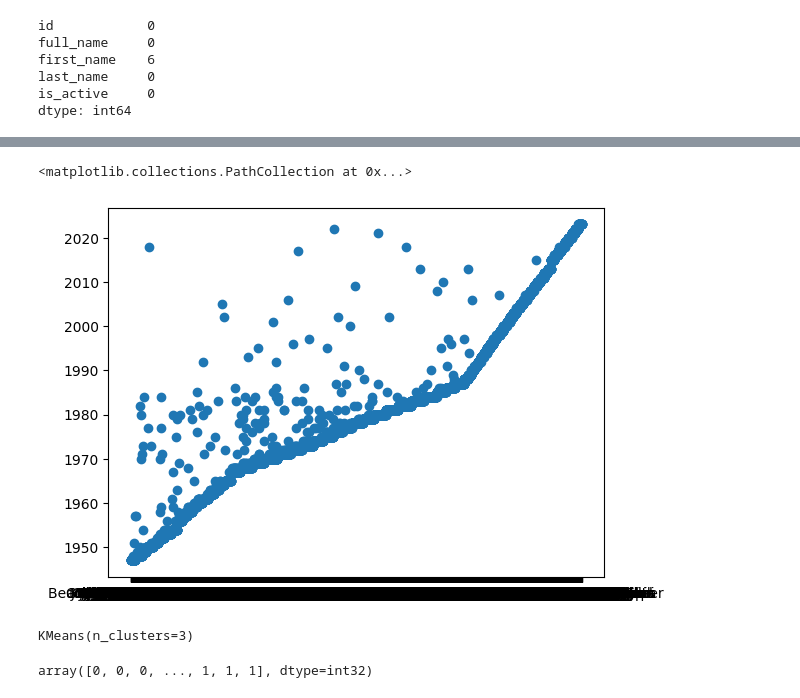
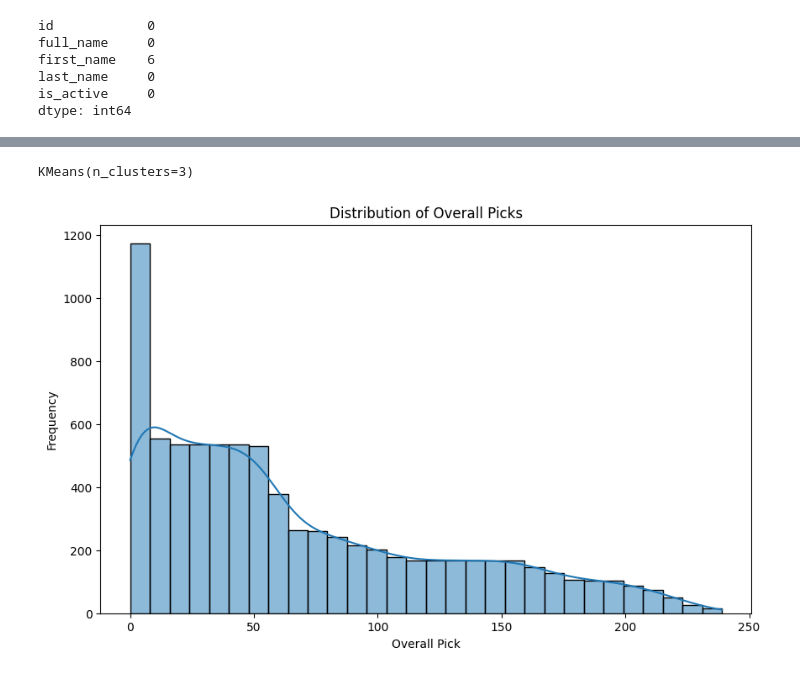
Before and after one commit to mawrukh/Python_ML, a Jupyter notebook: NBA_Games/nba-visualization.ipynb, the cells around one changed output, grey strips where cells are left out. Cells and saved outputs as stored; diff of their text form; code cells hidden in the pictures.

```diff
--- a/NBA_Games/nba-visualization.ipynb
+++ b/NBA_Games/nba-visualization.ipynb
@@ -271,6 +231,3 @@ first_name    6
 last_name     0
 is_active     0
 dtype: int64
-# %%
-dropps=['round_number','round_pick','overall_pick','team_id','team_city', 'team_abbreviation','organization','organization_type']
-df=df.drop(columns=dropps)
@@ -279,4 +233,0 @@ KeyError: "['round_number', 'round_pick', 'overall_pick', 'team_id', 'team_city'
-# %%
-selected_columns = ['person_id', 'player_name', 'team_name', 'season']
-df = df[selected_columns]
-df.head()
@@ -290,9 +234,3 @@ df.head()
-# %%
-## K-means Clustering
-plt.scatter(df['player_name'], df['season'])
-# %% [output]
-<matplotlib.collections.PathCollection at 0x...>
-[figure, removed]
 # %%
 from sklearn.cluster import KMeans
 from sklearn.preprocessing import MinMaxScaler
@@ -301,8 +239,12 @@ km=KMeans(n_clusters=3)
 km
 # %% [output]
 KMeans(n_clusters=3)
-# %%
-y_predicted=km.fit_predict(df[['person_id','season']])
-y_predicted
-# %% [output]
-array([0, 0, 0, ..., 1, 1, 1], dtype=int32)
+# %%
+plt.figure(figsize=(10, 6))
+sns.histplot(df['overall_pick'], kde=True, bins=30)
+plt.title('Distribution of Overall Picks')
+plt.xlabel('Overall Pick')
+plt.ylabel('Frequency')
+plt.show()
+# %% [output]
+[figure, added]
```
Also changed, not shown: parts of 15 cells of this notebook.
